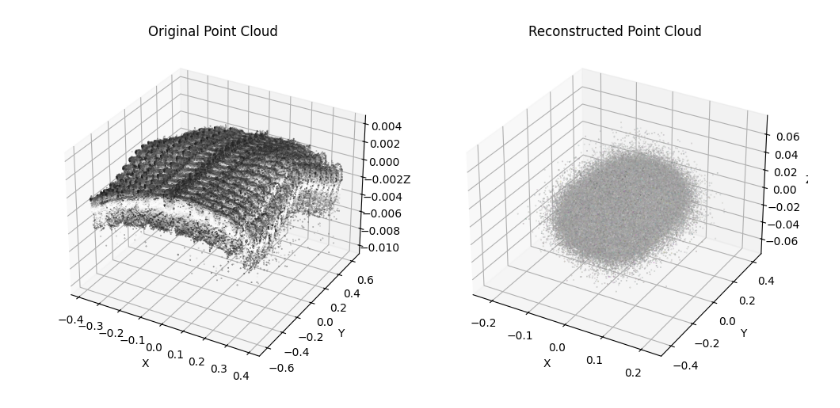
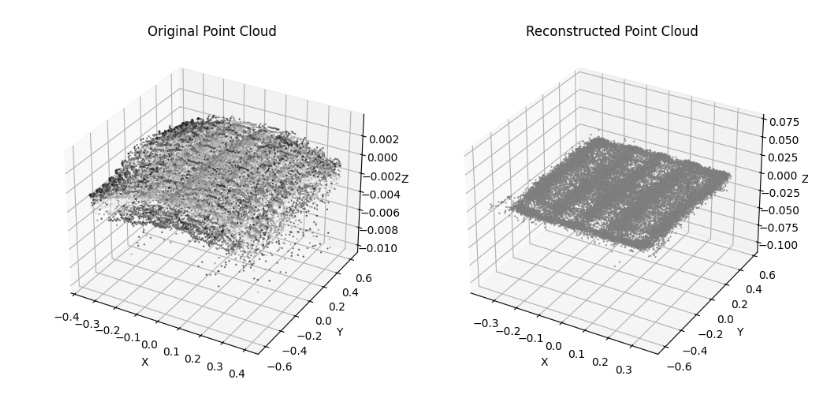
Before and after one commit to ever00/Etteplan-project, a Jupyter notebook: PointNetAE.ipynb, the cells around one changed output. Saved outputs shown, nothing was run; the diff lists cells and outputs as text; code cells hidden in the pictures.

Commit message:
pointnetAE Final

```diff
--- a/PointNetAE.ipynb
+++ b/PointNetAE.ipynb
@@ -228,6 +227,6 @@ def inliers_outliers(coord_errors, color_errors, coord_threshold, color_threshol
 # %%
 folder_path = '/content/pipe_segmentations'
-ply_files = load_ply_files(folder_path)
+ply_files, filenames = load_ply_files(folder_path)
 average_points = compute_average_points(ply_files)
 
 print(f"Average number of points: {average_points}")
@@ -237,14 +251,14 @@ Average number of points: 266807.9054054054
 # %%
 # Create a dataset and dataloader
-dataset = PointCloudDataset(ply_files)
-data_loader = DataLoader(dataset)
+dataset = PointCloudDataset(ply_files, filenames)
+data_loader = DataLoader(dataset, batch_size=20, pin_memory=True)
 
-# Initialize model, criterion, optimizer
+# Initialize model, optimizer
 device = torch.device("cuda")
 model = PointNetAutoencoder().to(device)
-criterion = nn.MSELoss()
-optimizer = torch.optim.AdamW(model.parameters(), lr=0.0001)
+optimizer = torch.optim.Adam(model.parameters(), lr=0.01)
+scheduler = torch.optim.lr_scheduler.StepLR(optimizer, step_size=20, gamma=0.1)
 
 # Train the autoencoder
-coord_errors, color_errors, points = train_autoencoder(model, data_loader, criterion, optimizer, num_epochs=100, device=device)
+all_coord_errors = train_autoencoder(model, data_loader, optimizer, num_epochs=40, device=device)
 # %% [output]
@@ -256,42 +321,24 @@ OutOfMemoryError: CUDA out of memory. Tried to allocate 262.00 MiB. GPU 0 has a
 # %%
-def plot_point_cloud_3d(points, colors=None, title="Point Cloud", ax=None):
+def plot_point_cloud_3d(points, colors, title="Point Cloud", ax=None):
     if ax is None:
         fig = plt.figure()
         ax = fig.add_subplot(111, projection='3d')
 
-    x, y, z = points[:, 0], points[:, 1], points[:, 2]
-
-    if colors is not None:
-        ax.scatter(x, y, z, c=colors, marker='o', s=0.1)
-    else:
-        ax.scatter(x, y, z, marker='o', s=0.1)
+    ax.scatter(points[:, 0], points[:, 1], points[:, 2], c=colors, marker='o', s=0.5, alpha=0.7)
 
     ax.set_title(title)
     ax.set_xlabel('X')
     ax.set_ylabel('Y')
     ax.set_zlabel('Z')
 
-data_iter = iter(data_loader)
-original_data = next(data_iter).to(device)
-
-model.eval()
-
-with torch.no_grad():
-    reconstructed_data = model(original_data)
-
-original_points = original_data[0, :, :3].cpu().numpy()
-original_colors = original_data[0, :, 3:].cpu().numpy()
-reconstructed_points = reconstructed_data[0, :, :3].cpu().numpy()
-reconstructed_colors = reconstructed_data[0, :, 3:].cpu().numpy()
-
 fig = plt.figure(figsize=(12, 6))
 
 ax1 = fig.add_subplot(121, projection='3d')
-plot_point_cloud_3d(original_points, colors=original_colors, title="Original Point Cloud", ax=ax1)
+plot_point_cloud_3d(original_points, original_colors, title="Original Point Cloud", ax=ax1)
 
 ax2 = fig.add_subplot(122, projection='3d')
-plot_point_cloud_3d(reconstructed_data, title="Reconstructed Point Cloud", ax=ax2)
+plot_point_cloud_3d(reconstructed_points, colors=reconstructed_colors, title="Reconstructed Point Cloud", ax=ax2)
 
 plt.show()
 # %% [output]
-[figure, old version]
+[figure, new version]
```
Also changed, not shown: parts of 14 cells of this notebook.
